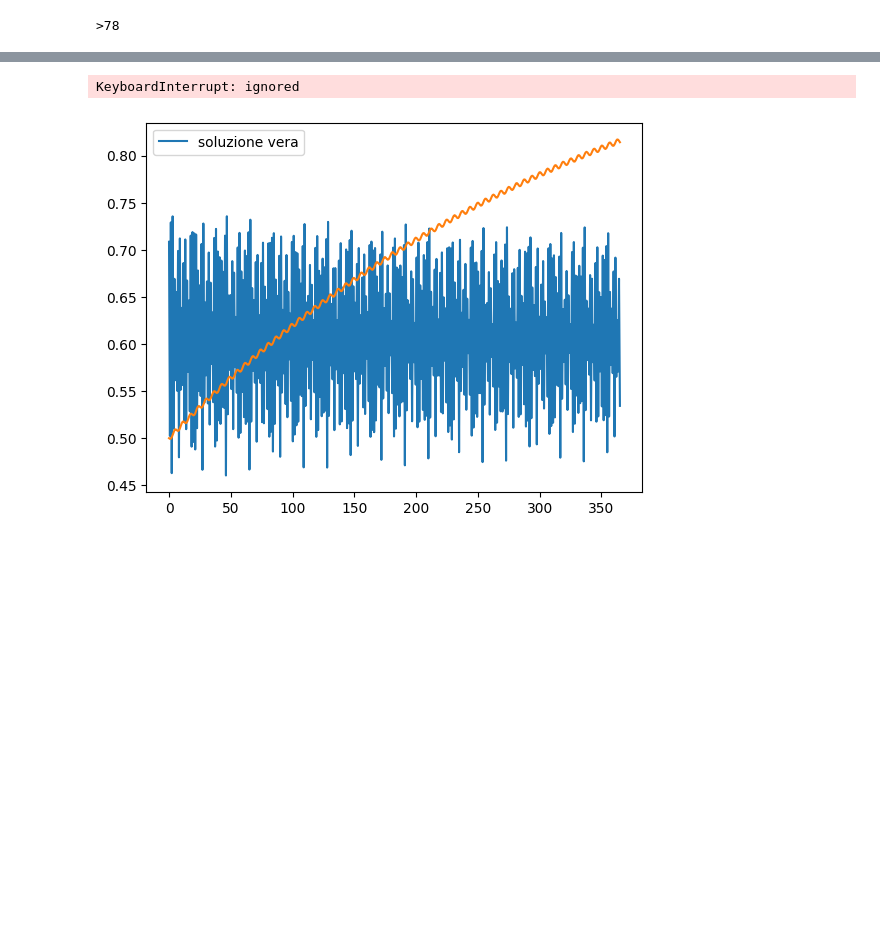
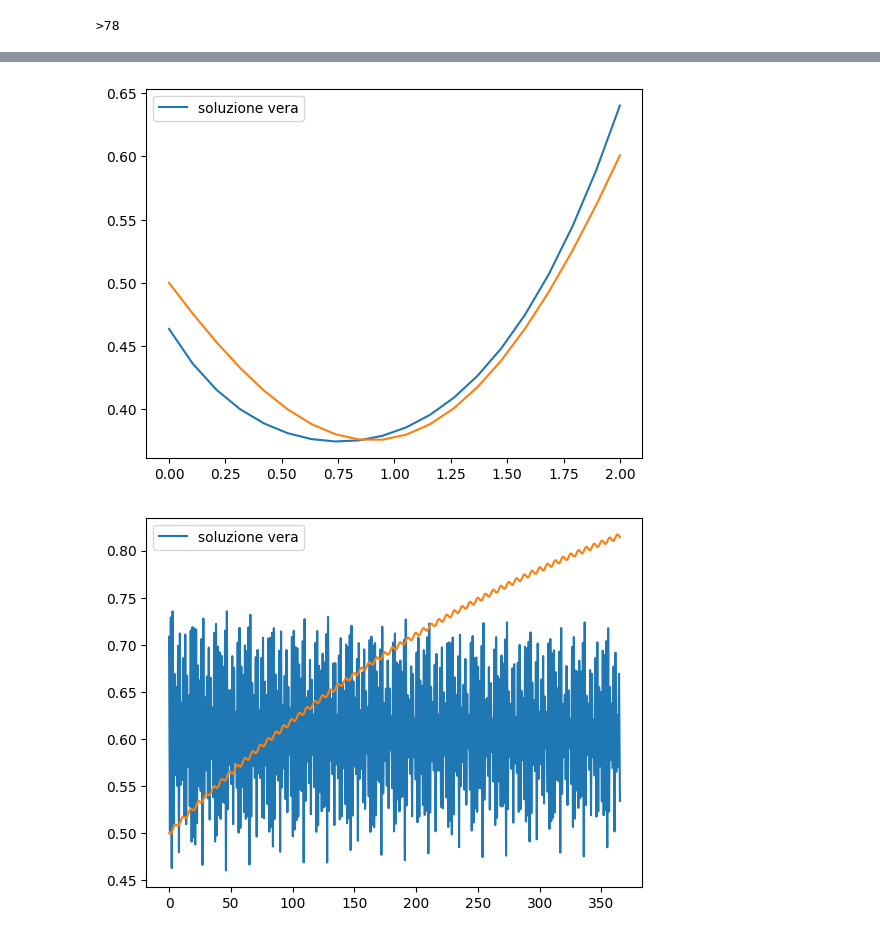
Before and after one commit to adrianoracano/Prog-NAPDE, a Jupyter notebook: prova_cn.ipynb, the cells around one changed output, grey strips where cells are left out. Drawn from its saved outputs; the diff is of its cells as text; code cells hidden in the pictures; blank space fills up the shorter version.

```diff
--- a/prova_cn.ipynb
+++ b/prova_cn.ipynb
@@ -447,7 +447,7 @@ def g(beta, T):
     #return x * multilayer_perceptron(x)
     return multilayer_perceptron(x)
 # Given EDO
-tau = 365.
+tau = 2.
 
 def beta_eq(T):
     return 1.0 - T
@@ -483,8 +483,8 @@ def custom_loss():
   return tf.sqrt(tf.reduce_mean(tf.abs(summation)))
 """
 
-t_max=365.0
-N=500
+t_max=tau
+N=20
 beta0=np.array([0.5])
 cn_solver = cnc.CrankNicolson(sys, beta0, t_max, N)
 cn_solver.compute_solution()
@@ -550,4 +550,4 @@ loss: 5.563753
-KeyboardInterrupt: ignored
+[figure, added]
 # %%
 curr_beta = beta0[0]
 beta_hat = np.zeros(beta.shape[1])
```
Also changed, not shown: parts of 4 cells of this notebook.
